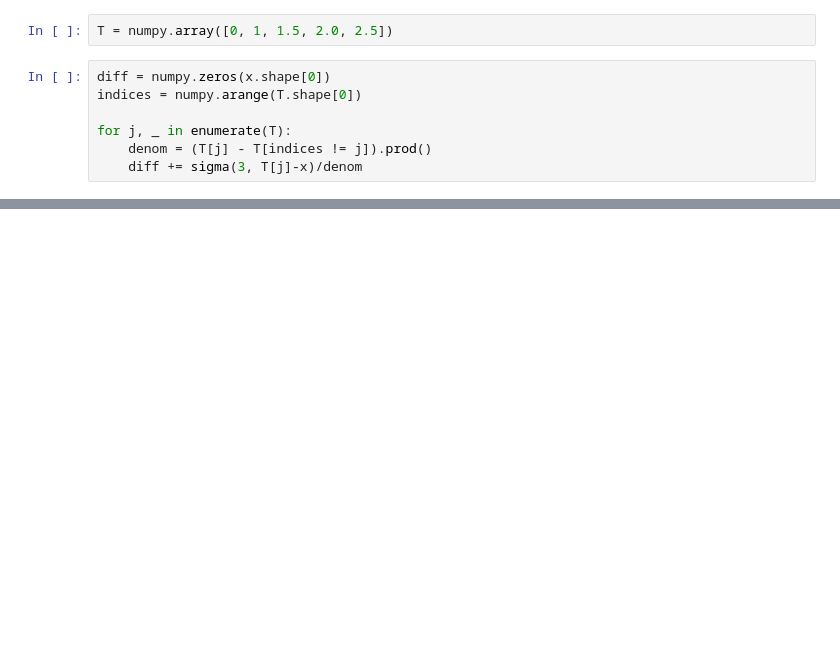
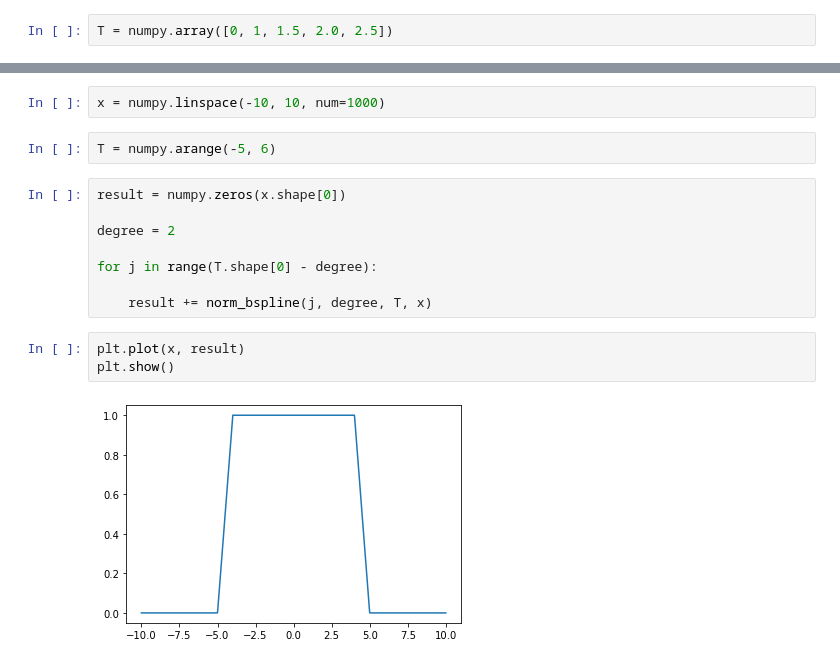
Before and after one commit to kamosevoyan/Computer-Geometry, a Jupyter notebook: Sigma_functions.ipynb, the cells around one changed output, grey strips where cells are left out. Drawn from its saved outputs; the diff is of its cells as text; blank space fills up the shorter version.

```diff
--- a/Sigma_functions.ipynb
+++ b/Sigma_functions.ipynb
@@ -23,10 +20,3 @@ plt.show()
 # %%
 T = numpy.array([0, 1, 1.5, 2.0, 2.5])
-# %%
-diff = numpy.zeros(x.shape[0])
-indices = numpy.arange(T.shape[0])
-
-for j, _ in enumerate(T):
-    denom = (T[j] - T[indices != j]).prod()
-    diff += sigma(3, T[j]-x)/denom
 # %%
@@ -37,0 +45,17 @@ plt.show()
+# %%
+x = numpy.linspace(-10, 10, num=1000)
+# %%
+T = numpy.arange(-5, 6)
+# %%
+result = numpy.zeros(x.shape[0])
+
+degree = 2
+
+for j in range(T.shape[0] - degree):
+
+    result += norm_bspline(j, degree, T, x)
+# %%
+plt.plot(x, result)
+plt.show()
+# %% [output]
+[figure, added]
```
Also changed, not shown: parts of 17 cells of this notebook.
